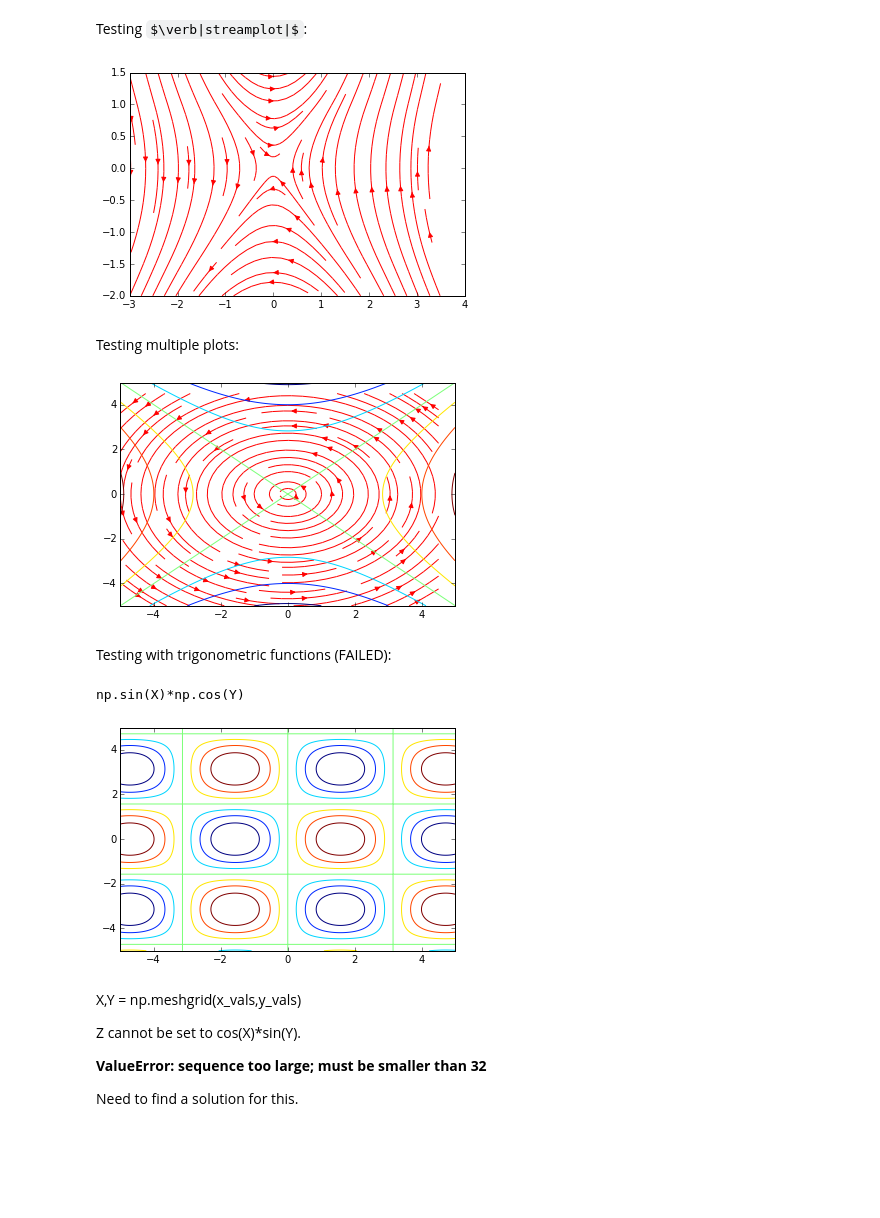
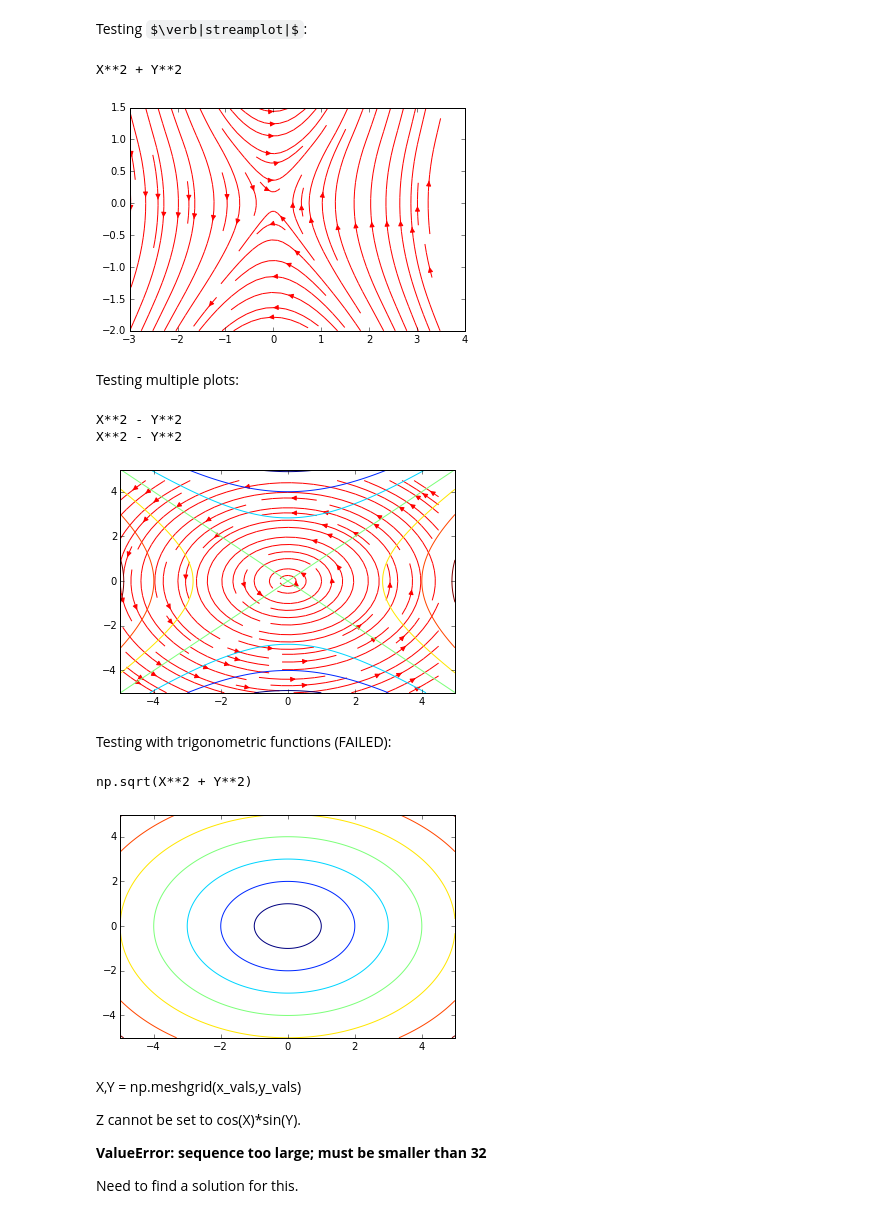
Before and after one commit to M-R-Houghton/maple_matplotlib_sympy, a Jupyter notebook: contour_grad_stream.ipynb, the cells around one changed output. Drawn from its saved outputs; the diff is of its cells as text; code cells hidden in the pictures; some formulas as TeX source; blank space fills up the shorter version.

Commit message:
sqrt() compatibility added

```diff
--- a/contour_grad_stream.ipynb
+++ b/contour_grad_stream.ipynb
@@ -37,14 +37,14 @@ def eqn_to_mesh(eqn,X,Y):
             sub_eqn += 'np.c'
         elif i == 't' and str_eqn[count+1] == 'a':
             sub_eqn += 'np.t'
+        elif i == 's' and str_eqn[count+1] == 'q':
+            sub_eqn += 'np.s'
 
         # Keep all other characters the same:
         else:
             sub_eqn += i
         count += 1
 
-    print sub_eqn
-
     return eval(sub_eqn)
 # %% [markdown]
 Declare plotting functions:
@@ -111,6 +112,7 @@ Testing $\verb|streamplot|$:
 # %%
 streamgradplot(x**2 + y**2, [-3,4],[-2,2])
 # %% [output]
+X**2 + Y**2
 [figure]
 # %% [markdown]
 Testing multiple plots:
@@ -118,14 +120,16 @@ Testing multiple plots:
 contourplot(x**2 - y**2, [-5,5],[-5,5])
 streamgradplot(x**2 - y**2, [-5,5],[-5,5])
 # %% [output]
+X**2 - Y**2
+X**2 - Y**2
 [figure]
 # %% [markdown]
 Testing with trigonometric functions (FAILED):
 # %%
-contourplot(sin(x)*cos(y),[-5.0,5.0],[-5.0,5.0])
+contourplot(sqrt(x**2+y**2),[-5.0,5.0],[-5.0,5.0])
 # %% [output]
-np.sin(X)*np.cos(Y)
+np.sqrt(X**2 + Y**2)
-[figure, old version]
+[figure, new version]
 # %% [markdown]
 X,Y = np.meshgrid(x_vals,y_vals)
 
```
Also changed, not shown: parts of 3 cells of this notebook.
